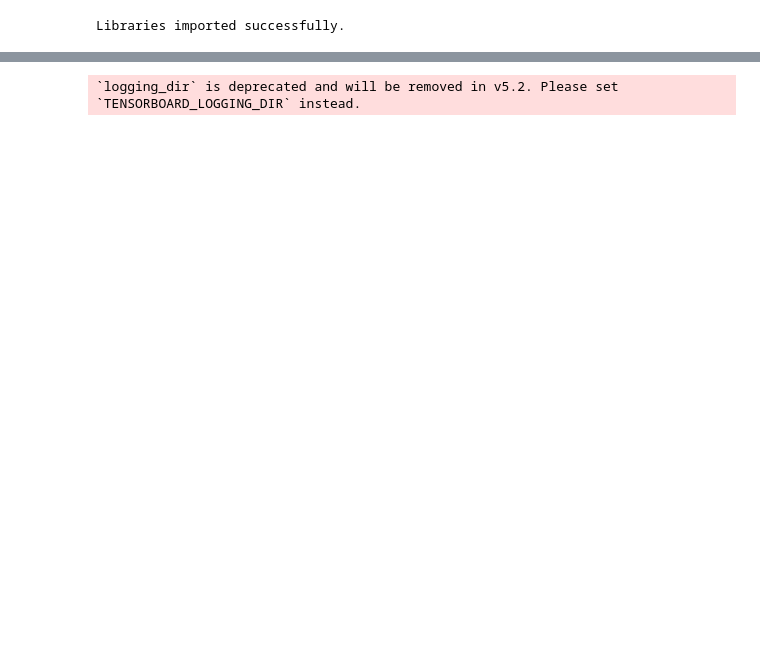
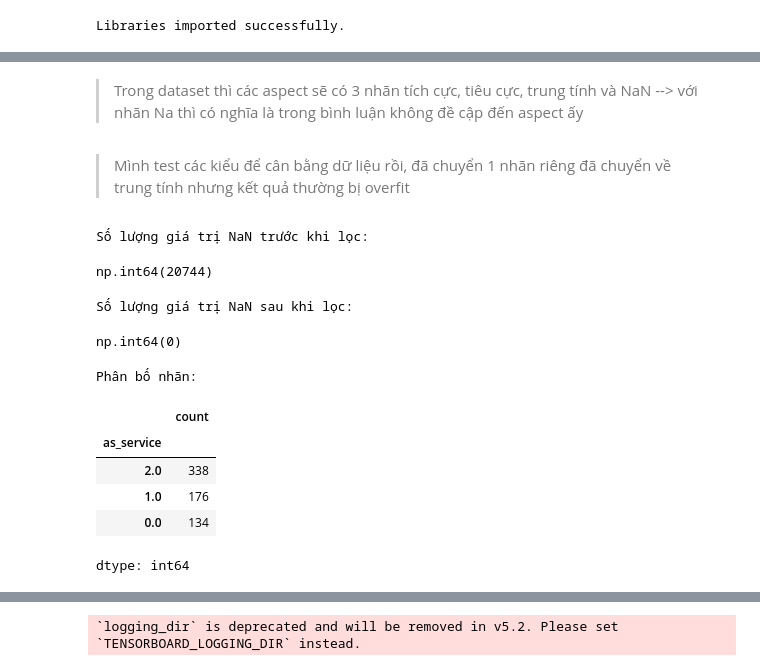
Before and after one commit to nhunggnguyen04/NCKH, a Jupyter notebook: Phobert_finetuning.ipynb, the cells around one changed output, grey strips where cells are left out. Drawn from its saved outputs; the diff is of its cells as text; code cells hidden in the pictures; blank space fills up the shorter version.

```diff
--- a/Phobert_finetuning.ipynb
+++ b/Phobert_finetuning.ipynb
@@ -57,0 +61,6 @@ Libraries imported successfully.
+# %%
+# Load model sử dụng
+MODEL_NAME = "vinai/phobert-base-v2"
+TEXT_COL = "content"
+# nhãn này sẽ thay đổi trong quá trình mình tune từng model 1 cho từng aspect
+LABEL_COL = "as_service"   # đổi lần lượt thành các aspect khác ở trong file data nhen
@@ -78 +118,29 @@ LABEL_COL = "sentiment_llm"   # đổi lần lượt thành các aspect khác
+# %% [markdown]
+> Trong dataset thì các aspect sẽ có 3 nhãn tích cực, tiêu cực, trung tính và NaN --> với nhãn Na thì có nghĩa là trong bình luận không đề cập đến aspect ấy
+# %% [markdown]
+> Mình test các kiểu để cân bằng dữ liệu rồi, đã chuyển 1 nhãn riêng đã chuyển về trung tính nhưng kết quả thường bị overfit
+# %%
+# Hiển thị bộ dữ liệu chưa lọc NaN
+print("Số lượng giá trị NaN trước khi lọc:")
+display(df[LABEL_COL].isna().sum())
+
+# Drop dòng có NaN
+df = df.dropna(subset=[LABEL_COL])
+
+print("Số lượng giá trị NaN sau khi lọc:")
+display(df[LABEL_COL].isna().sum())
+print("Phân bố nhãn:")
+display(df[LABEL_COL].value_counts())
+# %% [output]
+Số lượng giá trị NaN trước khi lọc:
+np.int64(20744)
+Số lượng giá trị NaN sau khi lọc:
+np.int64(0)
+Phân bố nhãn:
+|  | count |
+| as_service |  |
+| 2.0 | 338 |
+| 1.0 | 176 |
+| 0.0 | 134 |
+dtype: int64
 # %%
```
Also changed, not shown: parts of 20 cells of this notebook.
